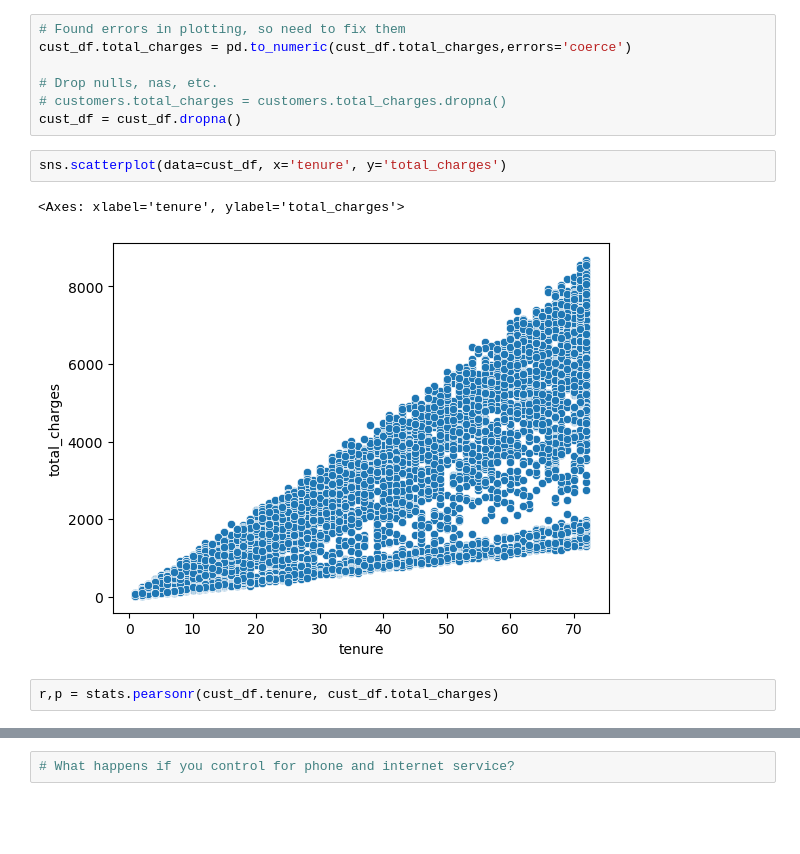
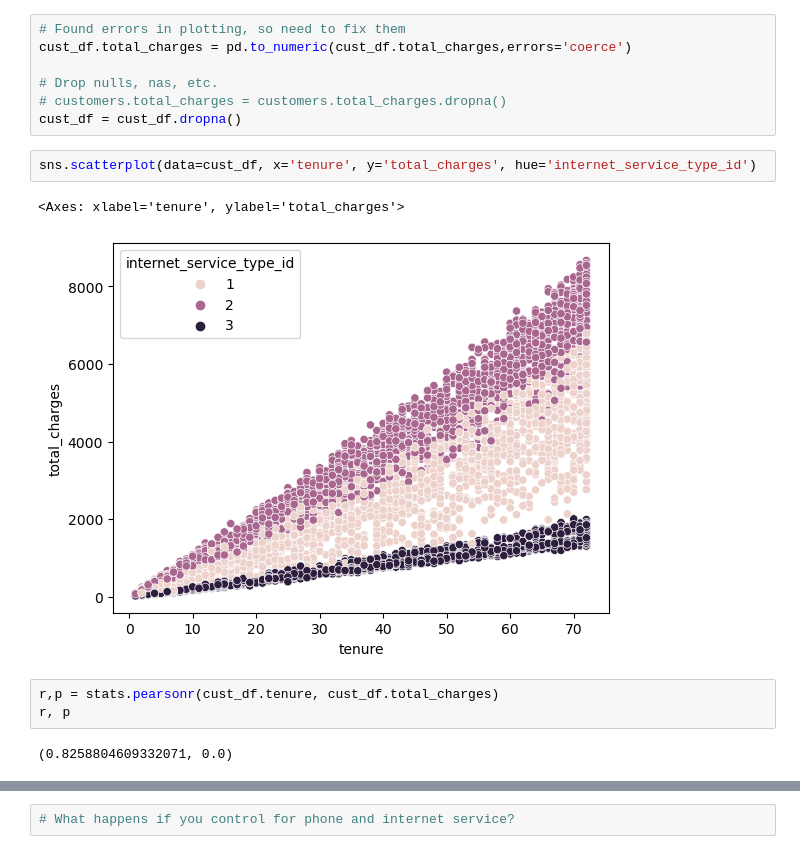
Before and after one commit to Alantheus-Thompson/stats, a Jupyter notebook: hypothesis_testing.ipynb, the cells around one changed output, grey strips where cells are left out. Saved outputs shown, nothing was run; the diff lists cells and outputs as text; blank space fills up the shorter version.

```diff
--- a/hypothesis_testing.ipynb
+++ b/hypothesis_testing.ipynb
@@ -429,9 +429,12 @@ cust_df.total_charges = pd.to_numeric(cust_df.total_charges,errors='coerce')
 # customers.total_charges = customers.total_charges.dropna()
 cust_df = cust_df.dropna()
 # %%
-sns.scatterplot(data=cust_df, x='tenure', y='total_charges')
+sns.scatterplot(data=cust_df, x='tenure', y='total_charges', hue='internet_service_type_id')
 # %% [output]
 <Axes: xlabel='tenure', ylabel='total_charges'>
-[figure, old version]
+[figure, new version]
 # %%
 r,p = stats.pearsonr(cust_df.tenure, cust_df.total_charges)
+r, p
+# %% [output]
+(0.8258804609332071, 0.0)
```
Also changed, not shown: parts of 97 cells of this notebook.
